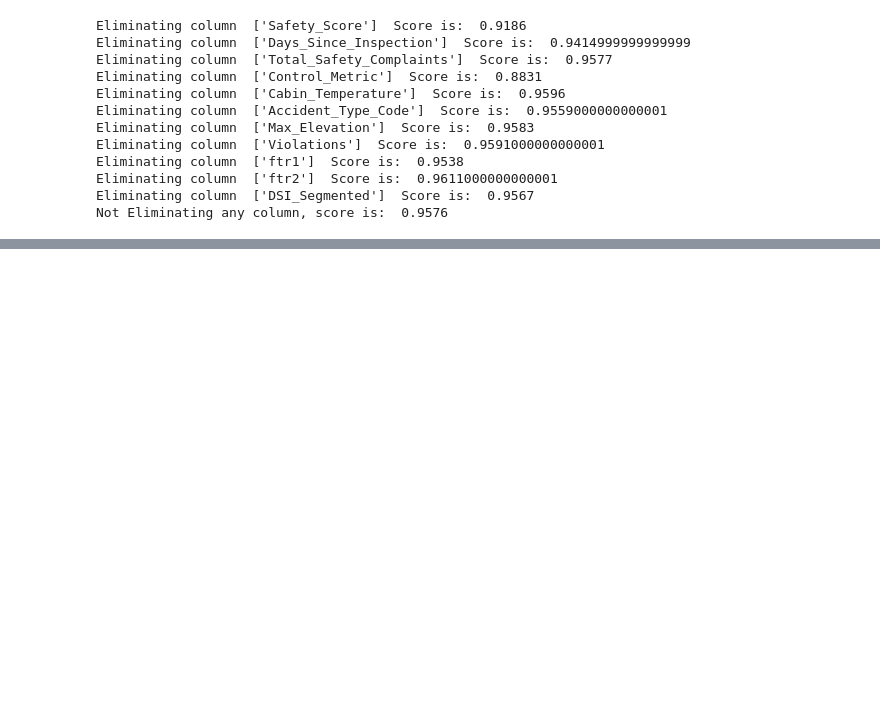
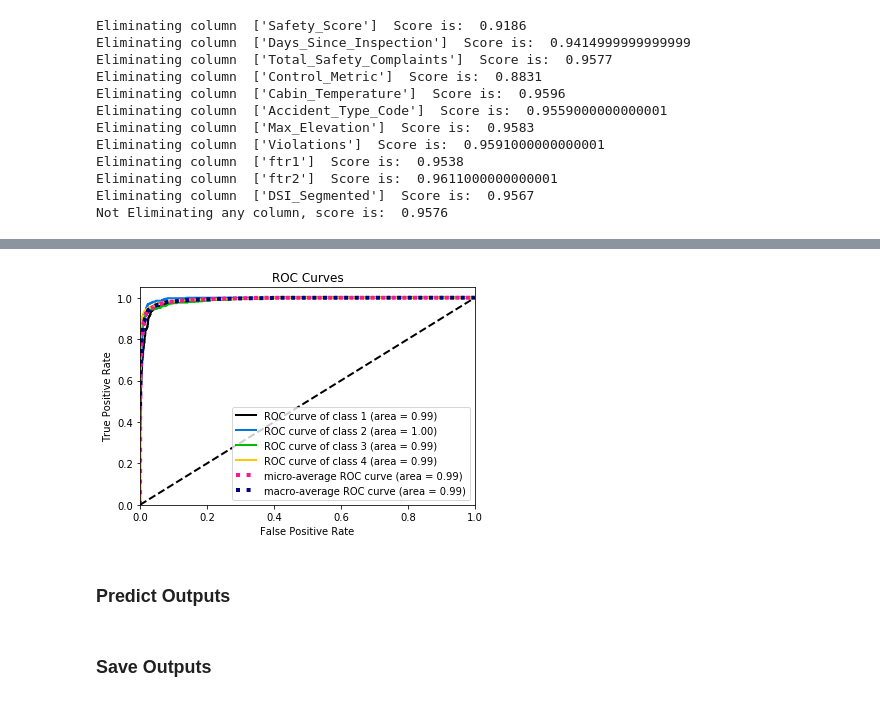
Before and after one commit to prabardash/Hackerearth-Airplane-ML-Challenge, a Jupyter notebook: Tree Based Models + Evaluation.ipynb, the cells around one changed output, grey strips where cells are left out. Drawn from its saved outputs; the diff is of its cells as text; code cells hidden in the pictures; blank space fills up the shorter version.

```diff
--- a/Tree Based Models + Evaluation.ipynb
+++ b/Tree Based Models + Evaluation.ipynb
@@ -380,3 +449,11 @@ NameError: name 'all_cols' is not defined
+# %%
+y_proba = rf.predict_proba(test_X[all_cols])
+plot_roc(test_y, y_proba)
+plt.show()
+# %% [output]
+[figure, added]
+# %% [markdown]
+### Predict Outputs
 # %%
 test_rf['SeverityCode'] = rf.predict(test_rf[all_cols])
 # %%
@@ -386,6 +463,8 @@ def get_key(code):
             return key
     return 'False'
 test_rf['Severity'] = test_rf['SeverityCode'].apply(lambda row: get_key(row))
+# %% [markdown]
+### Save Outputs
 # %%
 test_save = test_rf[['Accident_ID', 'Severity']]
 # %%
```
Also changed, not shown: parts of 24 cells of this notebook, 3 other files.
